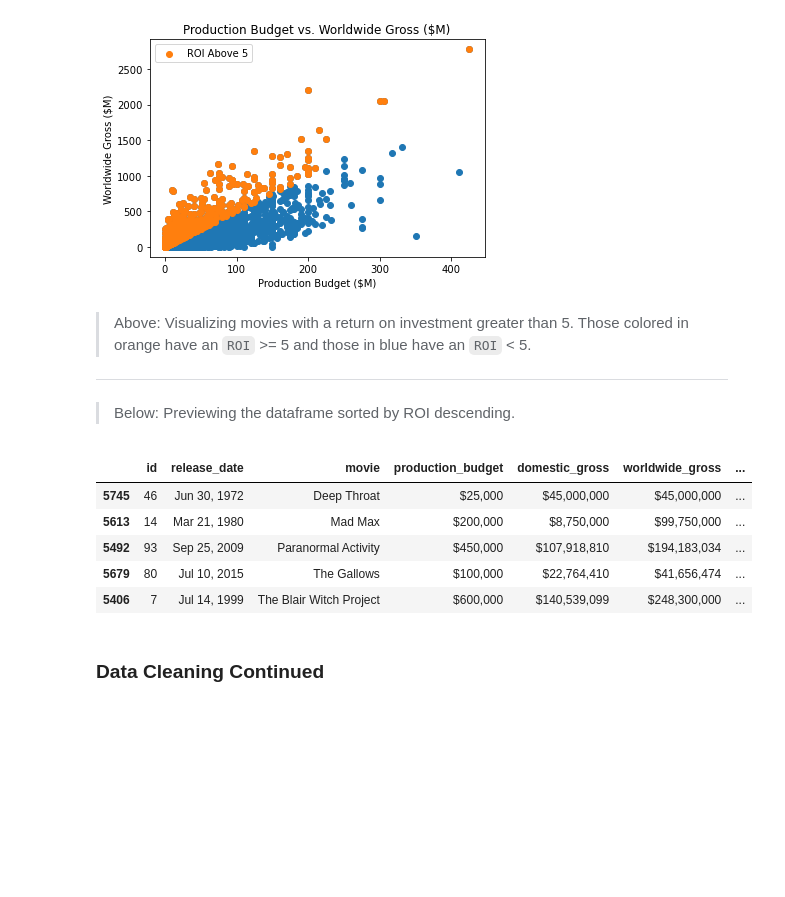
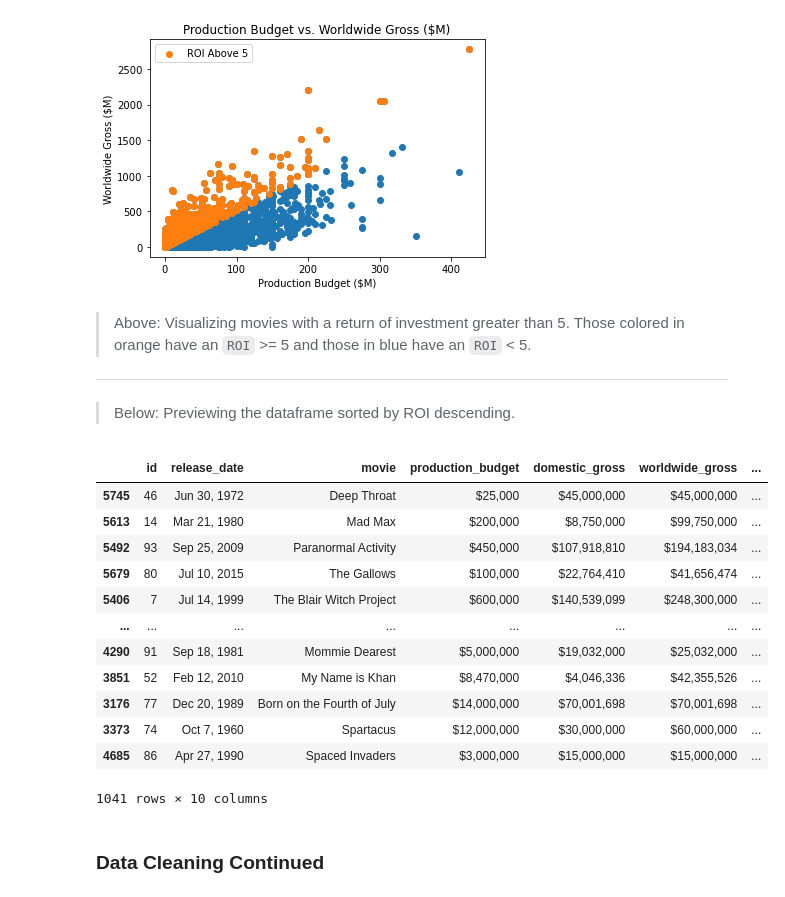
Before and after one commit to dt1086/Phase1_Project, a Jupyter notebook: Microsoft_Film_Data_Analysis.ipynb, the cells around one changed output. Cells and saved outputs as stored; diff of their text form; code cells hidden in the pictures; blank space fills up the shorter version.

```diff
--- a/Microsoft_Film_Data_Analysis.ipynb
+++ b/Microsoft_Film_Data_Analysis.ipynb
@@ -295,19 +295,26 @@ ax.legend(loc='upper left');
 # %% [output]
 [figure]
 # %% [markdown]
->Above: Visualizing movies with a return on investment greater than 5. Those colored in orange have an `ROI` >= 5 and those in blue have an `ROI` < 5.
+>Above: Visualizing movies with a return of investment greater than 5. Those colored in orange have an `ROI` >= 5 and those in blue have an `ROI` < 5.
 ***
 >Below: Previewing the dataframe sorted by ROI descending.
 # %%
 #Sorting to find highest ROI above 5
-df_tn_movie_budgets_ROIaboveX.sort_values('ROI', ascending=False).head()
+df_tn_movie_budgets_ROIaboveX.sort_values('ROI', ascending=False)
 # %% [output]
 |  | id | release_date | movie | production_budget | domestic_gross | worldwide_gross | ... |
 | 5745 | 46 | Jun 30, 1972 | Deep Throat | $25,000 | $45,000,000 | $45,000,000 | ... |
 | 5613 | 14 | Mar 21, 1980 | Mad Max | $200,000 | $8,750,000 | $99,750,000 | ... |
 | 5492 | 93 | Sep 25, 2009 | Paranormal Activity | $450,000 | $107,918,810 | $194,183,034 | ... |
 | 5679 | 80 | Jul 10, 2015 | The Gallows | $100,000 | $22,764,410 | $41,656,474 | ... |
 | 5406 | 7 | Jul 14, 1999 | The Blair Witch Project | $600,000 | $140,539,099 | $248,300,000 | ... |
+| ... | ... | ... | ... | ... | ... | ... | ... |
+| 4290 | 91 | Sep 18, 1981 | Mommie Dearest | $5,000,000 | $19,032,000 | $25,032,000 | ... |
+| 3851 | 52 | Feb 12, 2010 | My Name is Khan | $8,470,000 | $4,046,336 | $42,355,526 | ... |
+| 3176 | 77 | Dec 20, 1989 | Born on the Fourth of July | $14,000,000 | $70,001,698 | $70,001,698 | ... |
+| 3373 | 74 | Oct 7, 1960 | Spartacus | $12,000,000 | $30,000,000 | $60,000,000 | ... |
+| 4685 | 86 | Apr 27, 1990 | Spaced Invaders | $3,000,000 | $15,000,000 | $15,000,000 | ... |
+1041 rows × 10 columns
 # %% [markdown]
 ### Data Cleaning Continued
 # %% [markdown]
```
Also changed, not shown: parts of 13 cells of this notebook.
